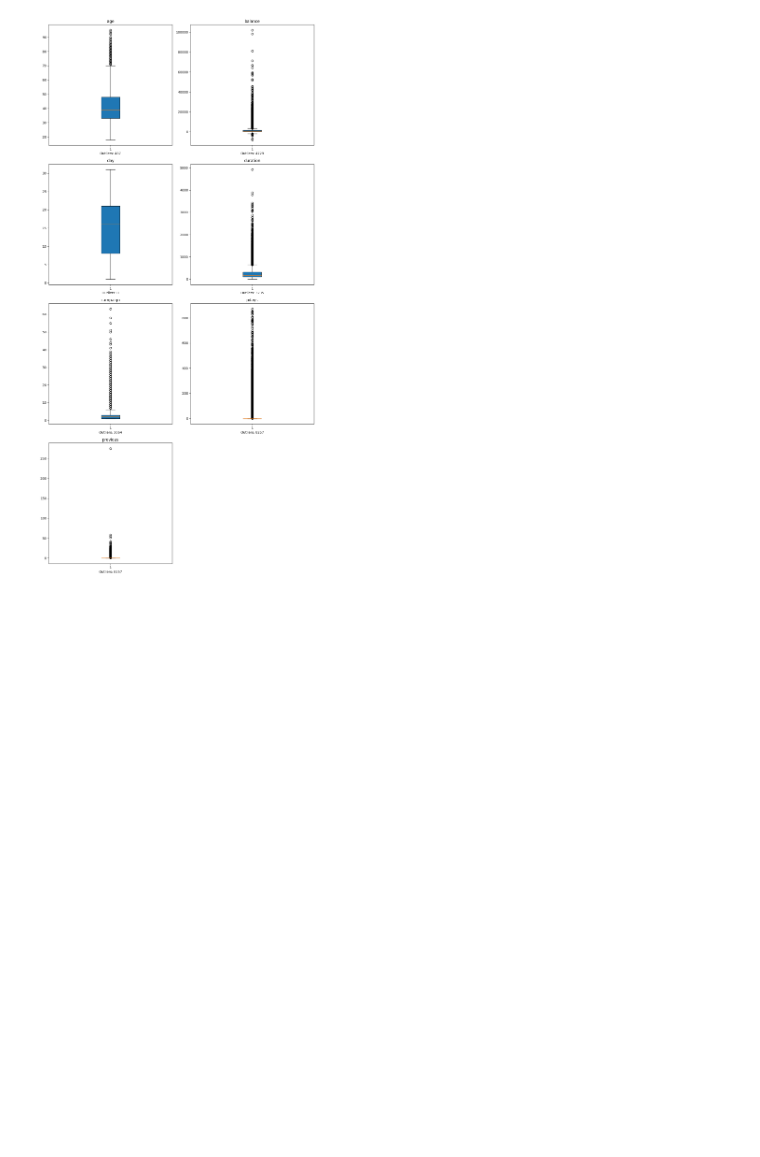
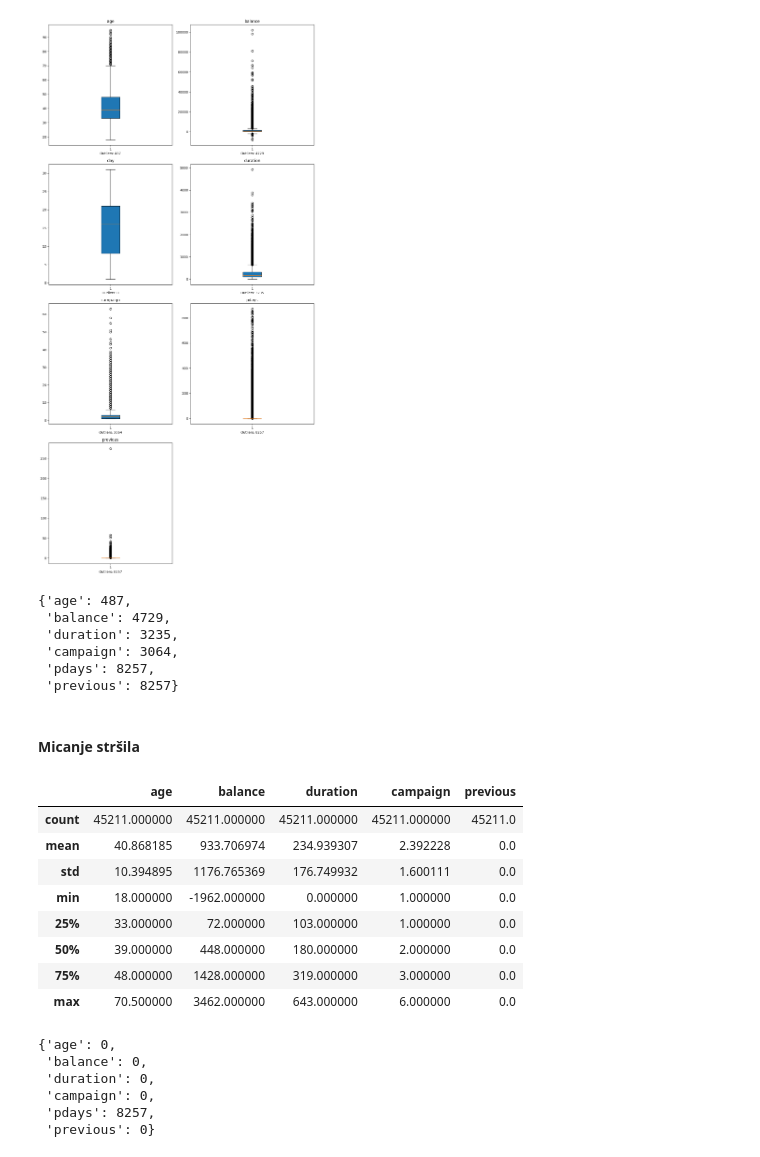
Before and after one commit to dsabljic/Bank-Marketing, a Jupyter notebook: BankMarketing.ipynb, the cells around one changed output. Saved outputs shown, nothing was run; the diff lists cells and outputs as text; code cells hidden in the pictures; blank space fills up the shorter version.

```diff
--- a/BankMarketing.ipynb
+++ b/BankMarketing.ipynb
@@ -381,3 +380,27 @@ def create_boxplots(df, exclude_col='day_of_week', export_png=False, filename='b
 create_boxplots(df)
 # %% [output]
 [figure]
+# %%
+def identify_outliers(df, column):
+    Q1 = df[column].quantile(0.25)
+    Q3 = df[column].quantile(0.75)
+    IQR = Q3 - Q1
+    lower_bound = Q1 - 1.5 * IQR
+    upper_bound = Q3 + 1.5 * IQR
+    outliers = df[(df[column] < lower_bound) | (df[column] > upper_bound)]
+    return outliers
+
+numeric_columns = ['age', 'balance', 'duration', 'campaign', 'pdays', 'previous']
+outliers_dict = {col: identify_outliers(df, col) for col in numeric_columns}
+
+outliers_summary = {col: len(outliers_dict[col]) for col in numeric_columns}
+outliers_summary
+# %% [output]
+{'age': 487,
+ 'balance': 4729,
+ 'duration': 3235,
+ 'campaign': 3064,
+ 'pdays': 8257,
+ 'previous': 8257}
+# %% [markdown]
+#### Micanje stršila
@@ -383,0 +419,25 @@ create_boxplots(df)
+# %%
+winsorized_statistics = df[['age', 'balance', 'duration', 'campaign', 'previous']].describe()
+winsorized_statistics
+# %% [output]
+|  | age | balance | duration | campaign | previous |
+| count | 45211.000000 | 45211.000000 | 45211.000000 | 45211.000000 | 45211.0 |
+| mean | 40.868185 | 933.706974 | 234.939307 | 2.392228 | 0.0 |
+| std | 10.394895 | 1176.765369 | 176.749932 | 1.600111 | 0.0 |
+| min | 18.000000 | -1962.000000 | 0.000000 | 1.000000 | 0.0 |
+| 25% | 33.000000 | 72.000000 | 103.000000 | 1.000000 | 0.0 |
+| 50% | 39.000000 | 448.000000 | 180.000000 | 2.000000 | 0.0 |
+| 75% | 48.000000 | 1428.000000 | 319.000000 | 3.000000 | 0.0 |
+| max | 70.500000 | 3462.000000 | 643.000000 | 6.000000 | 0.0 |
+# %%
+outliers_dict = {col: identify_outliers(df, col) for col in numeric_columns}
+
+outliers_summary = {col: len(outliers_dict[col]) for col in numeric_columns}
+outliers_summary
+# %% [output]
+{'age': 0,
+ 'balance': 0,
+ 'duration': 0,
+ 'campaign': 0,
+ 'pdays': 8257,
+ 'previous': 0}
```
Also changed, not shown: parts of 26 cells of this notebook.
